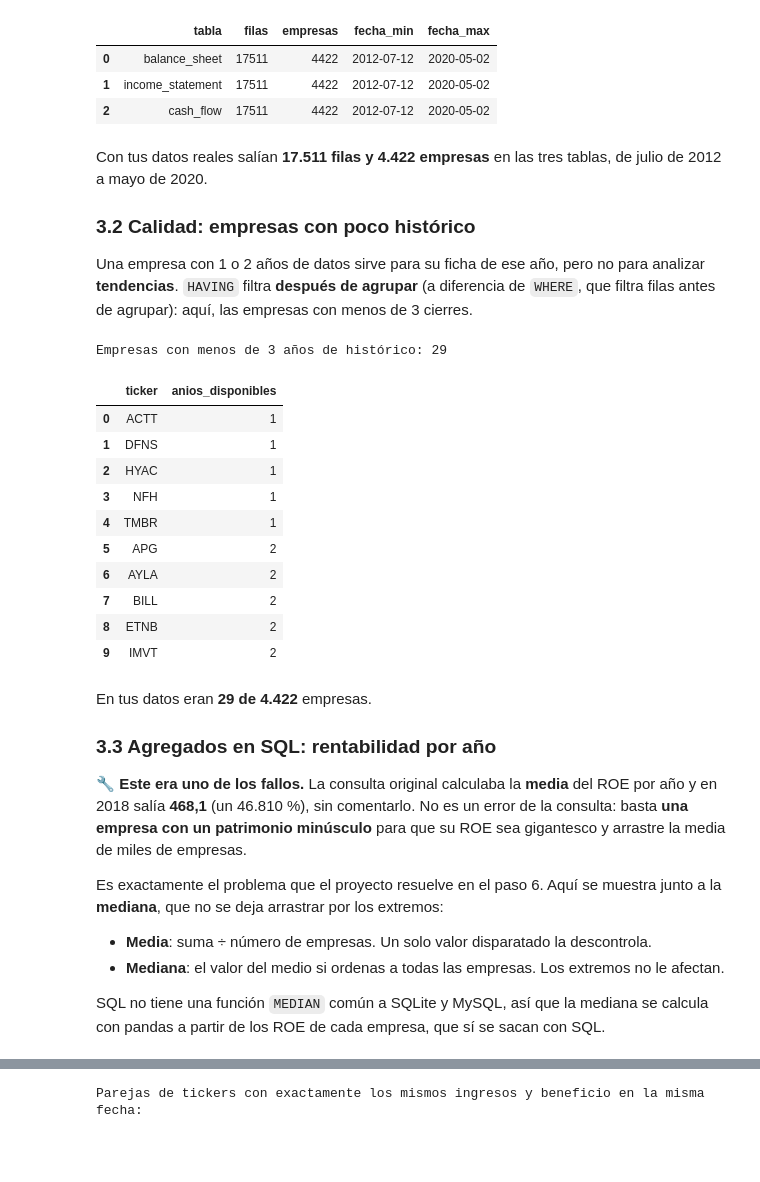
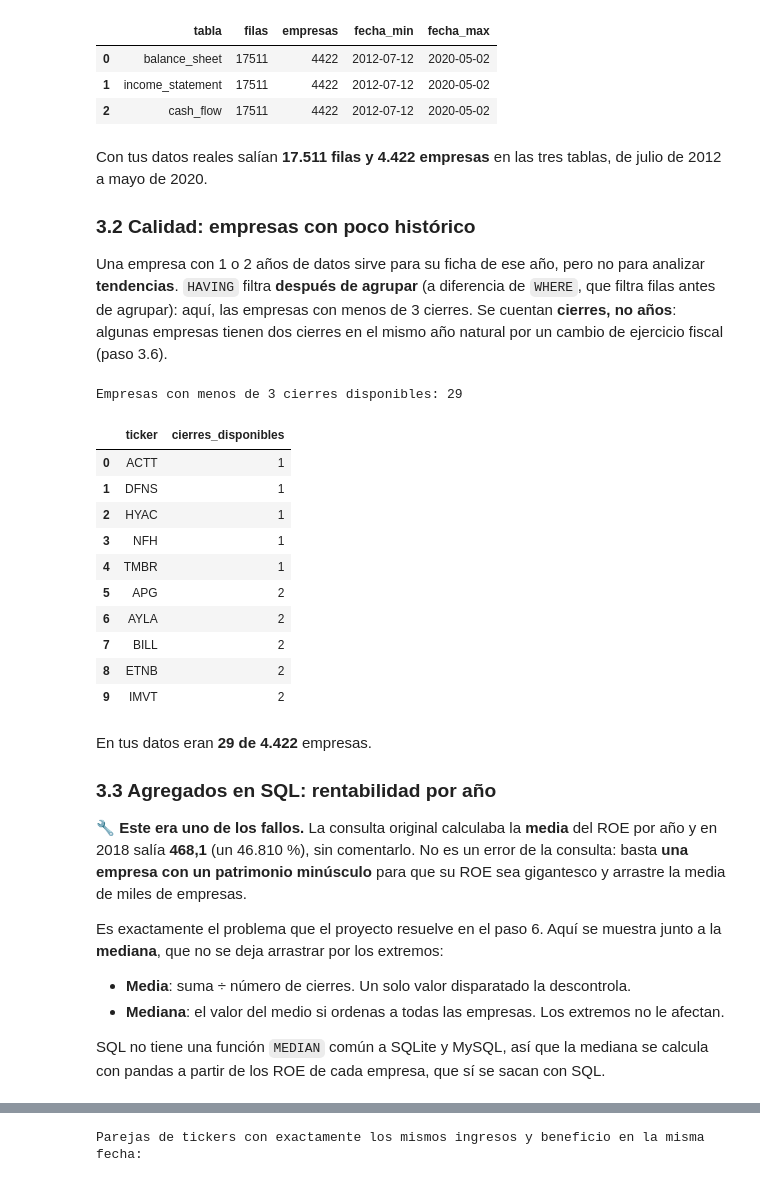
Before and after one commit to javiersotocam-arch/indicadores-financieros-desde-cero, a Jupyter notebook: indicadores_financieros_python_explicado.ipynb, the cells around one changed output, grey strips where cells are left out. Cells and saved outputs as stored; diff of their text form; code cells hidden in the pictures; blank space fills up the shorter version.

```diff
--- a/indicadores_financieros_python_explicado.ipynb
+++ b/indicadores_financieros_python_explicado.ipynb
@@ -251,20 +251,20 @@ Con tus datos reales salían **17.511 filas y 4.422 empresas** en las tres tabla
 
 ### 3.2 Calidad: empresas con poco histórico
 
-Una empresa con 1 o 2 años de datos sirve para su ficha de ese año, pero no para analizar **tendencias**. `HAVING` filtra **después de agrupar** (a diferencia de `WHERE`, que filtra filas antes de agrupar): aquí, las empresas con menos de 3 cierres.
+Una empresa con 1 o 2 años de datos sirve para su ficha de ese año, pero no para analizar **tendencias**. `HAVING` filtra **después de agrupar** (a diferencia de `WHERE`, que filtra filas antes de agrupar): aquí, las empresas con menos de 3 cierres. Se cuentan **cierres, no años**: algunas empresas tienen dos cierres en el mismo año natural por un cambio de ejercicio fiscal (paso 3.6).
 # %%
-pocos_anios = q(f'''
-SELECT ticker, COUNT(DISTINCT fecha_cierre) AS anios_disponibles
+pocos_cierres = q(f'''
+SELECT ticker, COUNT(DISTINCT fecha_cierre) AS cierres_disponibles
 FROM {B}
 GROUP BY ticker
 HAVING COUNT(DISTINCT fecha_cierre) < 3
-ORDER BY anios_disponibles, ticker
+ORDER BY cierres_disponibles, ticker
 ''')
-print(f'Empresas con menos de 3 años de histórico: {len(pocos_anios)}')
-pocos_anios.head(10)
+print(f'Empresas con menos de 3 cierres disponibles: {len(pocos_cierres)}')
+pocos_cierres.head(10)
 # %% [output]
-Empresas con menos de 3 años de histórico: 29
+Empresas con menos de 3 cierres disponibles: 29
-|  | ticker | anios_disponibles |
+|  | ticker | cierres_disponibles |
 | 0 | ACTT | 1 |
 | 1 | DFNS | 1 |
 | 2 | HYAC | 1 |
@@ -283,7 +283,7 @@ En tus datos eran **29 de 4.422** empresas.
 🔧 **Este era uno de los fallos.** La consulta original calculaba la **media** del ROE por año y en 2018 salía **468,1** (un 46.810 %), sin comentarlo. No es un error de la consulta: basta **una empresa con un patrimonio minúsculo** para que su ROE sea gigantesco y arrastre la media de miles de empresas.
 
 Es exactamente el problema que el proyecto resuelve en el paso 6. Aquí se muestra junto a la **mediana**, que no se deja arrastrar por los extremos:
-- **Media**: suma ÷ número de empresas. Un solo valor disparatado la descontrola.
+- **Media**: suma ÷ número de cierres. Un solo valor disparatado la descontrola.
 - **Mediana**: el valor del medio si ordenas a todas las empresas. Los extremos no le afectan.
 
 SQL no tiene una función `MEDIAN` común a SQLite y MySQL, así que la mediana se calcula con pandas a partir de los ROE de cada empresa, que sí se sacan con SQL.
```
Also changed, not shown: parts of 14 cells of this notebook, 1 other file.
